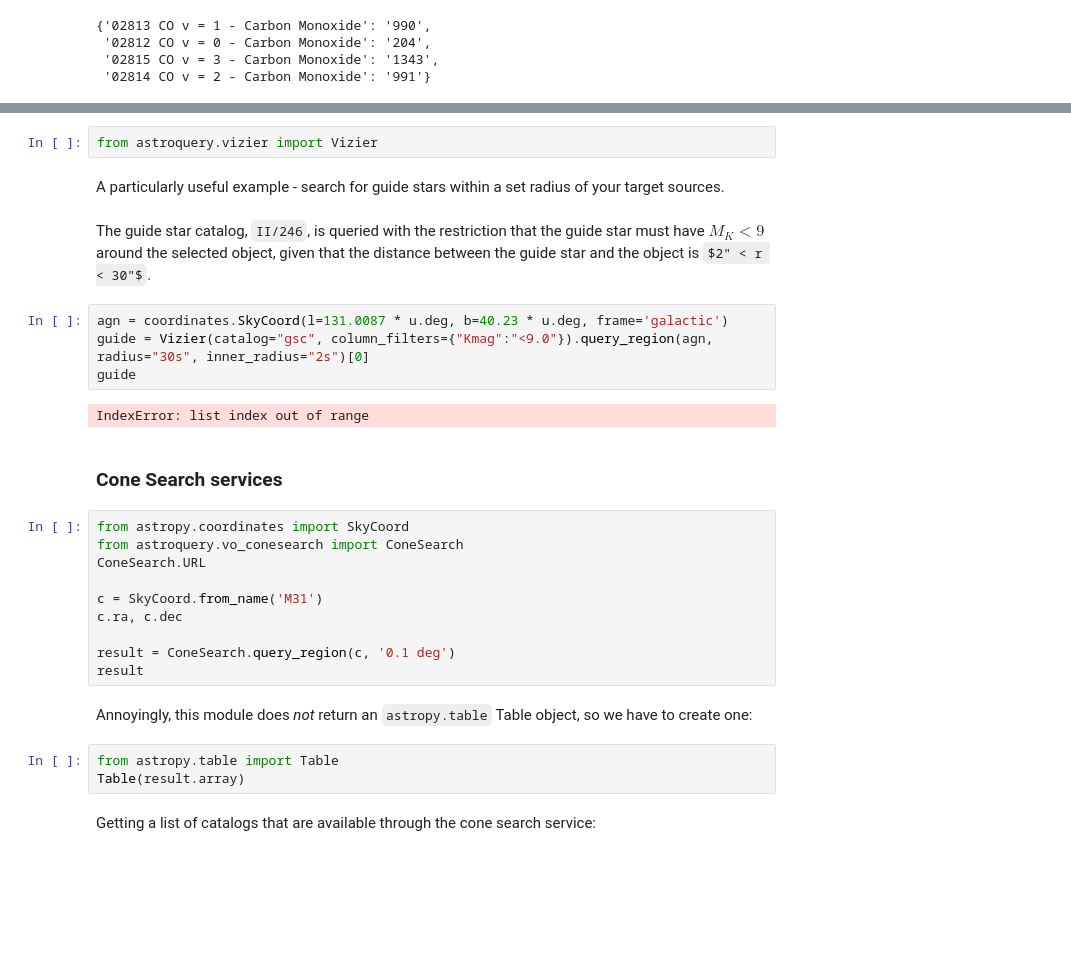
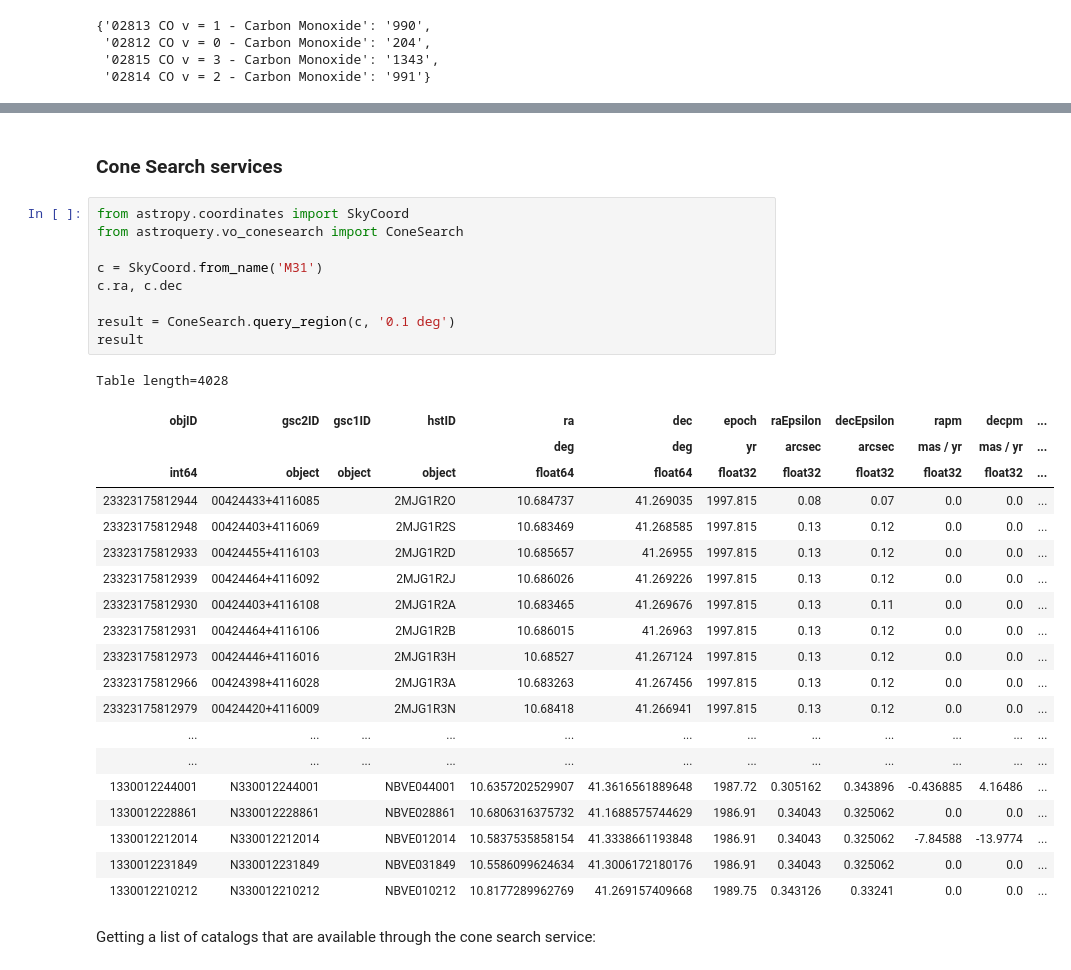
Before and after one commit to bfc5288/astr-302-w20, a Jupyter notebook: lectures/lecture-10-remote-queries/lecture-11-astroquery.ipynb, the cells around one changed output, grey strips where cells are left out. Saved outputs shown, nothing was run; the diff lists cells and outputs as text; some formulas as TeX source; blank space fills up the shorter version.

Commit message:
Lecture 11: Astroquery continued (updates)

```diff
--- a/lectures/lecture-10-remote-queries/lecture-11-astroquery.ipynb
+++ b/lectures/lecture-10-remote-queries/lecture-11-astroquery.ipynb
@@ -337,32 +332,35 @@ Vizier is one of the main repositories of published catalogs (especially small o
-# %%
-from astroquery.vizier import Vizier
-# %% [markdown]
-A particularly useful example - search for guide stars within a set radius of your target sources.
-# %% [markdown]
-The guide star catalog, ``II/246``, is queried with the restriction that the guide star must have $M_K<9$ around the selected object, given that the distance between the guide star and the object is $2" < r < 30"$.
-# %%
-agn = coordinates.SkyCoord(l=131.0087 * u.deg, b=40.23 * u.deg, frame='galactic')
-guide = Vizier(catalog="gsc", column_filters={"Kmag":"<9.0"}).query_region(agn, radius="30s", inner_radius="2s")[0]
-guide
-# %% [output]
-IndexError: list index out of range
 # %% [markdown]
 ### Cone Search services
 # %%
 from astropy.coordinates import SkyCoord
 from astroquery.vo_conesearch import ConeSearch
-ConeSearch.URL
 
 c = SkyCoord.from_name('M31')
 c.ra, c.dec
 
 result = ConeSearch.query_region(c, '0.1 deg')
 result
+# %% [output]
+Table length=4028
+| objID | gsc2ID | gsc1ID | hstID | ra | dec | epoch | raEpsilon | decEpsilon | rapm | decpm | ... |
+|  |  |  |  | deg | deg | yr | arcsec | arcsec | mas / yr | mas / yr | ... |
+| int64 | object | object | object | float64 | float64 | float32 | float32 | float32 | float32 | float32 | ... |
+| 23323175812944 | 00424433+4116085 |  | 2MJG1R2O | 10.684737 | 41.269035 | 1997.815 | 0.08 | 0.07 | 0.0 | 0.0 | ... |
+| 23323175812948 | 00424403+4116069 |  | 2MJG1R2S | 10.683469 | 41.268585 | 1997.815 | 0.13 | 0.12 | 0.0 | 0.0 | ... |
+| 23323175812933 | 00424455+4116103 |  | 2MJG1R2D | 10.685657 | 41.26955 | 1997.815 | 0.13 | 0.12 | 0.0 | 0.0 | ... |
+| 23323175812939 | 00424464+4116092 |  | 2MJG1R2J | 10.686026 | 41.269226 | 1997.815 | 0.13 | 0.12 | 0.0 | 0.0 | ... |
+| 23323175812930 | 00424403+4116108 |  | 2MJG1R2A | 10.683465 | 41.269676 | 1997.815 | 0.13 | 0.11 | 0.0 | 0.0 | ... |
+| 23323175812931 | 00424464+4116106 |  | 2MJG1R2B | 10.686015 | 41.26963 | 1997.815 | 0.13 | 0.12 | 0.0 | 0.0 | ... |
+| 23323175812973 | 00424446+4116016 |  | 2MJG1R3H | 10.68527 | 41.267124 | 1997.815 | 0.13 | 0.12 | 0.0 | 0.0 | ... |
+| 23323175812966 | 00424398+4116028 |  | 2MJG1R3A | 10.683263 | 41.267456 | 1997.815 | 0.13 | 0.12 | 0.0 | 0.0 | ... |
+| 23323175812979 | 00424420+4116009 |  | 2MJG1R3N | 10.68418 | 41.266941 | 1997.815 | 0.13 | 0.12 | 0.0 | 0.0 | ... |
+| ... | ... | ... | ... | ... | ... | ... | ... | ... | ... | ... | ... |
+| ... | ... | ... | ... | ... | ... | ... | ... | ... | ... | ... | ... |
+| 1330012244001 | N330012244001 |  | NBVE044001 | 10.6357202529907 | 41.3616561889648 | 1987.72 | 0.305162 | 0.343896 | -0.436885 | 4.16486 | ... |
+| 1330012228861 | N330012228861 |  | NBVE028861 | 10.6806316375732 | 41.1688575744629 | 1986.91 | 0.34043 | 0.325062 | 0.0 | 0.0 | ... |
+| 1330012212014 | N330012212014 |  | NBVE012014 | 10.5837535858154 | 41.3338661193848 | 1986.91 | 0.34043 | 0.325062 | -7.84588 | -13.9774 | ... |
+| 1330012231849 | N330012231849 |  | NBVE031849 | 10.5586099624634 | 41.3006172180176 | 1986.91 | 0.34043 | 0.325062 | 0.0 | 0.0 | ... |
+| 1330012210212 | N330012210212 |  | NBVE010212 | 10.8177289962769 | 41.269157409668 | 1989.75 | 0.343126 | 0.33241 | 0.0 | 0.0 | ... |
-# %% [markdown]
-Annoyingly, this module does _not_ return an `astropy.table` Table object, so we have to create one:
-# %%
-from astropy.table import Table
-Table(result.array)
 # %% [markdown]
 Getting a list of catalogs that are available through the cone search service:
 # %%
```
Also changed, not shown: parts of 7 cells of this notebook.
